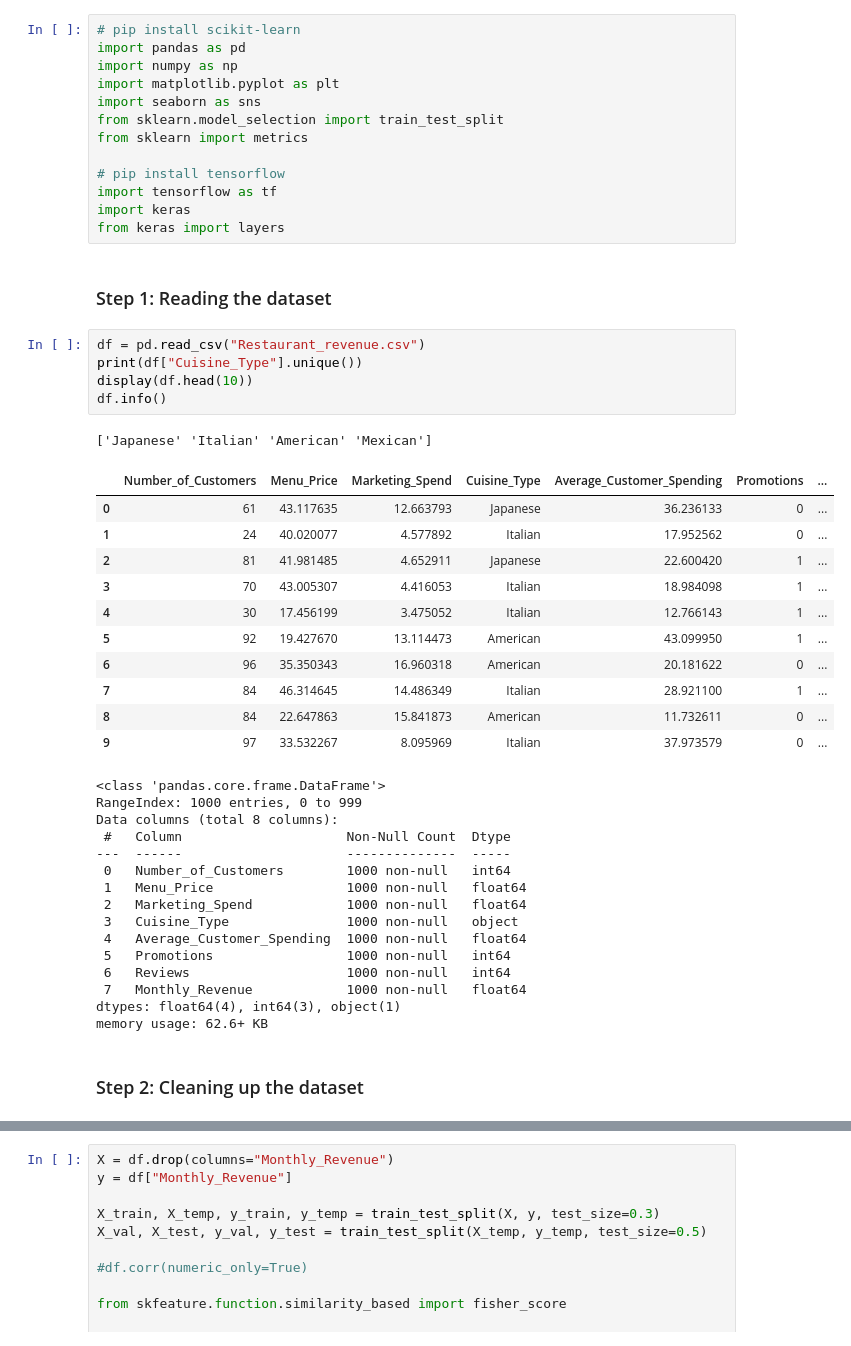
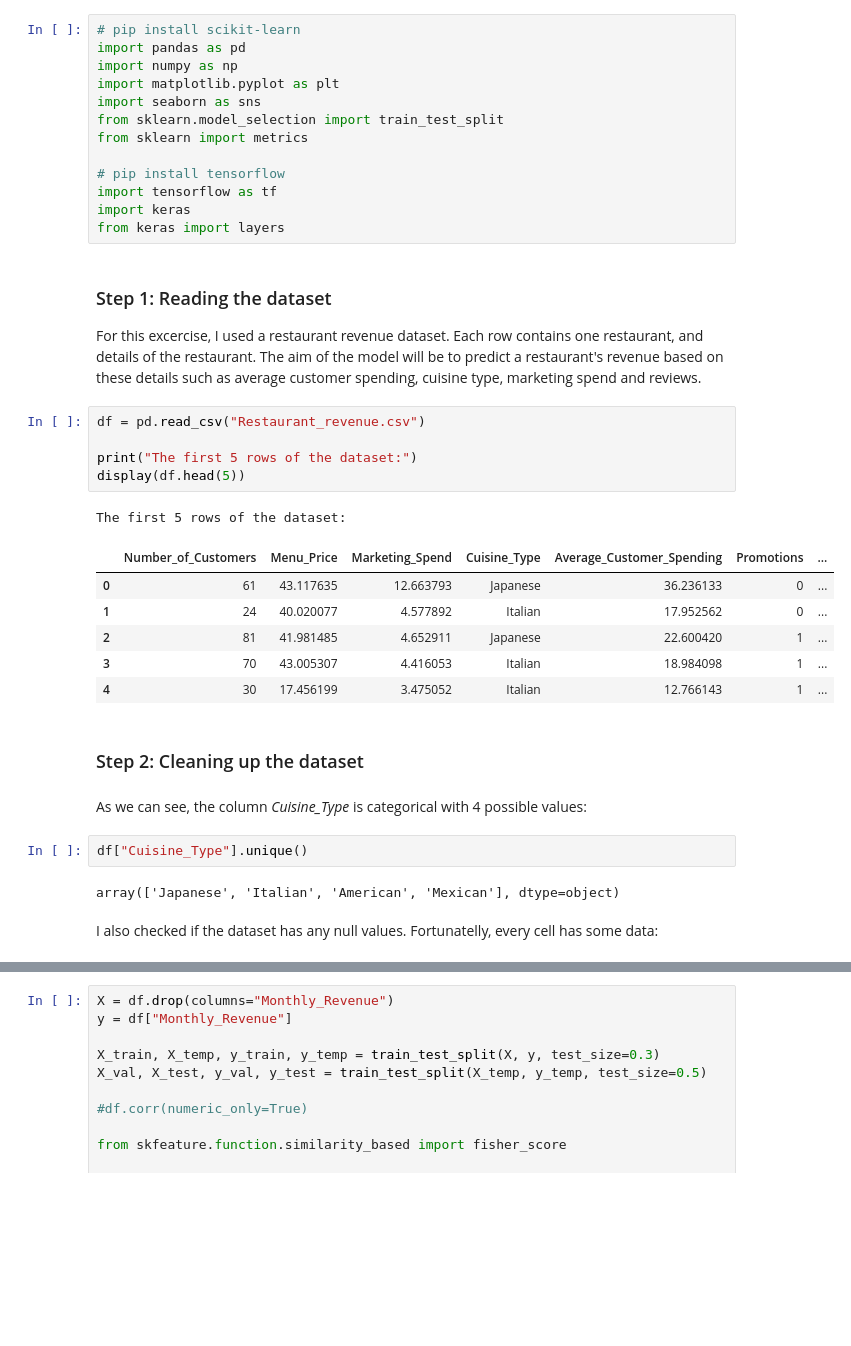
Before and after one commit to FabianZsolt/deeplearning, a Jupyter notebook: Assignments/Exercise project 1 - ANN for regression/Exercise project 1 - ANN for regression File.ipynb, the cells around one changed output, grey strips where cells are left out. Cells and saved outputs as stored; diff of their text form; blank space fills up the shorter version.

```diff
--- a/Assignments/Exercise project 1 - ANN for regression/Exercise project 1 - ANN for regression File.ipynb
+++ b/Assignments/Exercise project 1 - ANN for regression/Exercise project 1 - ANN for regression File.ipynb
@@ -15,38 +15,28 @@ import keras
 from keras import layers
 # %% [markdown]
 ### Step 1: Reading the dataset
+
+For this excercise, I used a restaurant revenue dataset. Each row contains one restaurant, and details of the restaurant. The aim of the model will be to predict a restaurant's revenue based on these details such as average customer spending, cuisine type, marketing spend and reviews.
 # %%
 df = pd.read_csv("Restaurant_revenue.csv")
-print(df["Cuisine_Type"].unique())
-display(df.head(10))
-df.info()
+
+print("The first 5 rows of the dataset:")
+display(df.head(5))
 # %% [output]
-['Japanese' 'Italian' 'American' 'Mexican']
+The first 5 rows of the dataset:
 |  | Number_of_Customers | Menu_Price | Marketing_Spend | Cuisine_Type | Average_Customer_Spending | Promotions | ... |
 | 0 | 61 | 43.117635 | 12.663793 | Japanese | 36.236133 | 0 | ... |
 | 1 | 24 | 40.020077 | 4.577892 | Italian | 17.952562 | 0 | ... |
 | 2 | 81 | 41.981485 | 4.652911 | Japanese | 22.600420 | 1 | ... |
 | 3 | 70 | 43.005307 | 4.416053 | Italian | 18.984098 | 1 | ... |
 | 4 | 30 | 17.456199 | 3.475052 | Italian | 12.766143 | 1 | ... |
-| 5 | 92 | 19.427670 | 13.114473 | American | 43.099950 | 1 | ... |
-| 6 | 96 | 35.350343 | 16.960318 | American | 20.181622 | 0 | ... |
-| 7 | 84 | 46.314645 | 14.486349 | Italian | 28.921100 | 1 | ... |
-| 8 | 84 | 22.647863 | 15.841873 | American | 11.732611 | 0 | ... |
-| 9 | 97 | 33.532267 | 8.095969 | Italian | 37.973579 | 0 | ... |
-<class 'pandas.core.frame.DataFrame'>
-RangeIndex: 1000 entries, 0 to 999
-Data columns (total 8 columns):
- #   Column                     Non-Null Count  Dtype
----  ------                     --------------  -----
- 0   Number_of_Customers        1000 non-null   int64
- 1   Menu_Price                 1000 non-null   float64
- 2   Marketing_Spend            1000 non-null   float64
- 3   Cuisine_Type               1000 non-null   object
- 4   Average_Customer_Spending  1000 non-null   float64
- 5   Promotions                 1000 non-null   int64
- 6   Reviews                    1000 non-null   int64
- 7   Monthly_Revenue            1000 non-null   float64
-dtypes: float64(4), int64(3), object(1)
-memory usage: 62.6+ KB
 # %% [markdown]
 ### Step 2: Cleaning up the dataset
+# %% [markdown]
+As we can see, the column *Cuisine_Type* is categorical with 4 possible values:
+# %%
+df["Cuisine_Type"].unique()
+# %% [output]
+array(['Japanese', 'Italian', 'American', 'Mexican'], dtype=object)
+# %% [markdown]
+I also checked if the dataset has any null values. Fortunatelly, every cell has some data:
```
Also changed, not shown: parts of 17 cells of this notebook, 1 other file.
